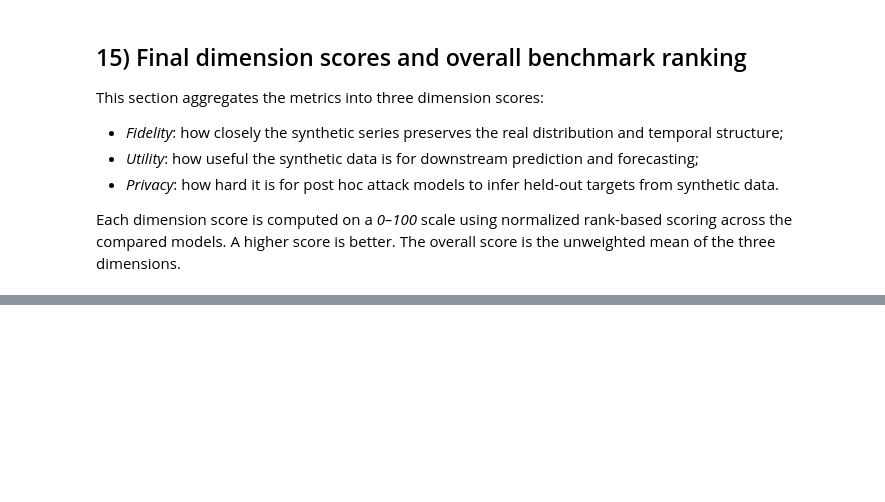
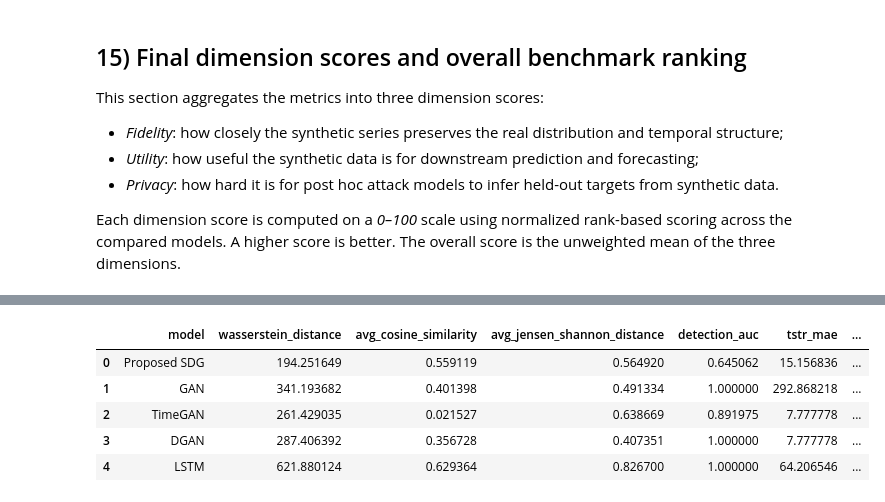
Before and after one commit to alexgrigoras/dif-pi, a Jupyter notebook: sdg-validation.ipynb, the cells around one changed output, grey strips where cells are left out. Saved outputs shown, nothing was run; the diff lists cells and outputs as text; code cells hidden in the pictures; blank space fills up the shorter version.

```diff
--- a/sdg-validation.ipynb
+++ b/sdg-validation.ipynb
@@ -1923,4 +1923,13 @@ Best utility model: Proposed SDG
 Best privacy model: LSTM
+# %%
+display(score_df)
+# %% [output]
+|  | model | wasserstein_distance | avg_cosine_similarity | avg_jensen_shannon_distance | detection_auc | tstr_mae | ... |
+| 0 | Proposed SDG | 194.251649 | 0.559119 | 0.564920 | 0.645062 | 15.156836 | ... |
+| 1 | GAN | 341.193682 | 0.401398 | 0.491334 | 1.000000 | 292.868218 | ... |
+| 2 | TimeGAN | 261.429035 | 0.021527 | 0.638669 | 0.891975 | 7.777778 | ... |
+| 3 | DGAN | 287.406392 | 0.356728 | 0.407351 | 1.000000 | 7.777778 | ... |
+| 4 | LSTM | 621.880124 | 0.629364 | 0.826700 | 1.000000 | 64.206546 | ... |
 # %%
 if 'final_score_df' in globals() and isinstance(final_score_df, pd.DataFrame) and len(final_score_df):
     _fs = final_score_df.copy()
```
Also changed, not shown: parts of 11 cells of this notebook, 1 other file.
